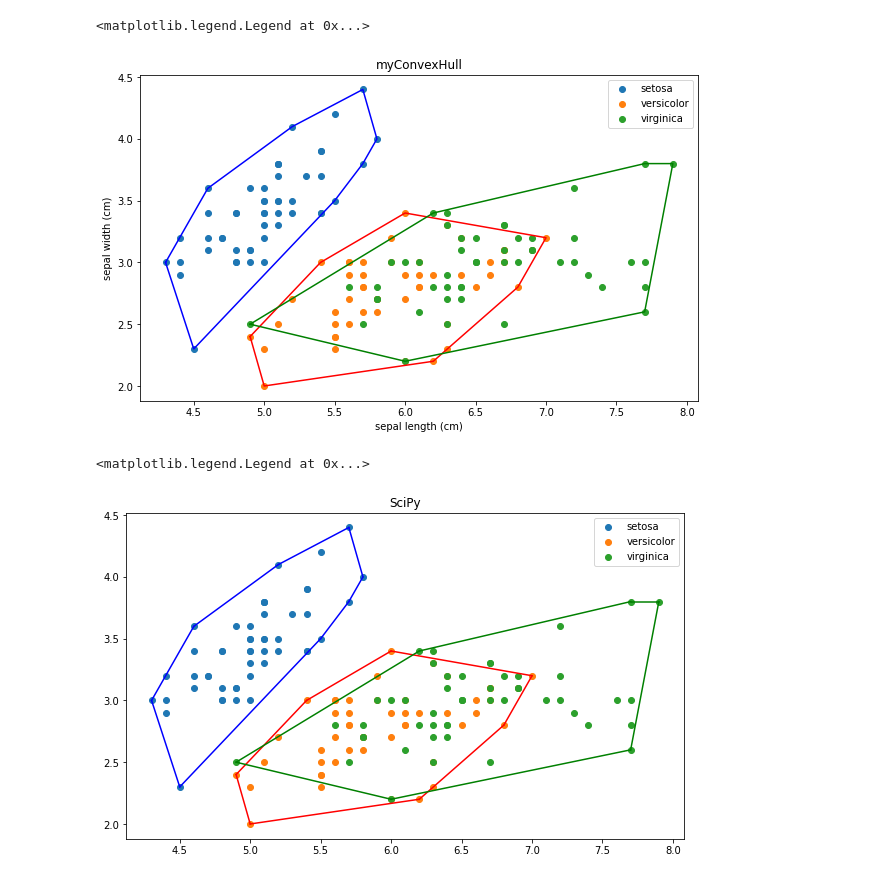
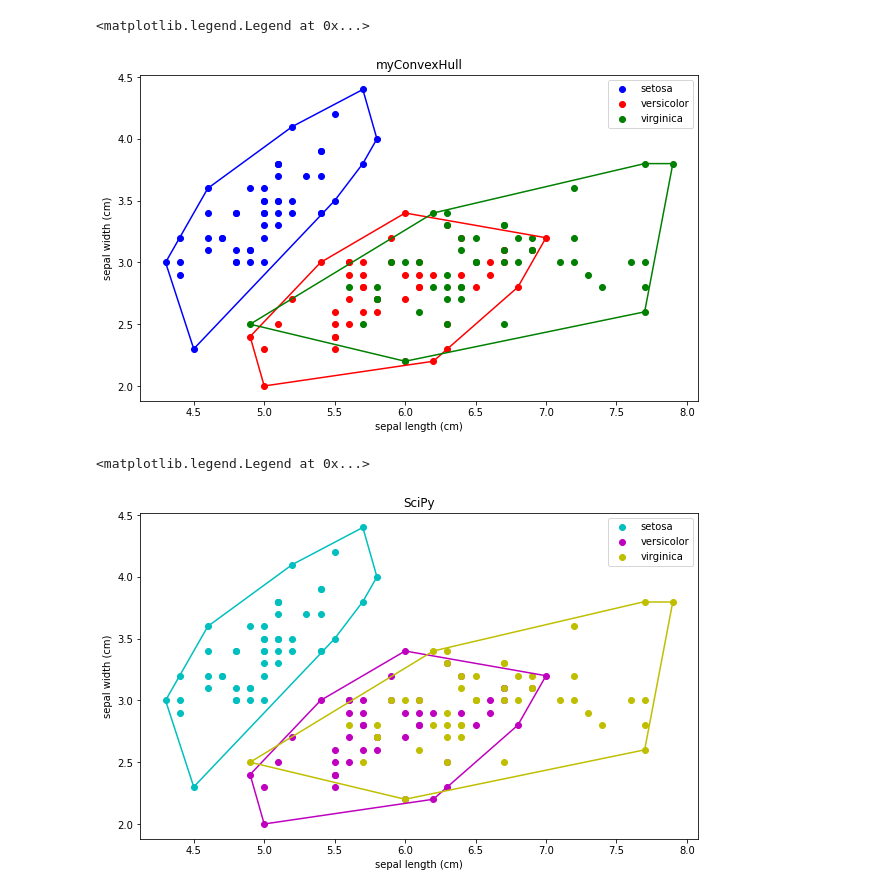
Before and after one commit to clumsyyyy/TucilStima2, a Jupyter notebook: src/main.ipynb, the cells around one changed output. Cells and saved outputs as stored; diff of their text form; code cells hidden in the pictures.

Commit message:
update colors

```diff
--- a/src/main.ipynb
+++ b/src/main.ipynb
@@ -21,22 +21,31 @@ colors = ['b', 'r', 'g']
 for i in range(len(data.target_names)):
     bucket = df[df['Target'] == i].iloc[:, [0, 1]].values
     hull = ConvexObj.ConvexHull(bucket)
-    plt.scatter(bucket[:, 0], bucket[:, 1], label=data.target_names[i])
+    plt.scatter(bucket[:, 0], bucket[:, 1], label=data.target_names[i], color = colors[i % len(colors)])
     plt.plot(hull[0], hull[1], color = colors[i % len(colors)])
 plt.legend()
 # %% [output]
 <matplotlib.legend.Legend at 0x...>
-[figure, old version]
+[figure, new version]
 # %%
 plt.figure(figsize = (10, 6))
 plt.title('SciPy')
-for i in range(len(data.target_names)):
+datas = datasets.load_iris()
+dfs = pd.DataFrame(datas.data, columns = datas.feature_names)
+dfs['Target'] = pd.DataFrame(datas.target)
+
+plt.xlabel(datas.feature_names[0])
+plt.ylabel(datas.feature_names[1])
+
+scolors = ['c', 'm', 'y']
+
+for i in range(len(datas.target_names)):
     bucket = df[df['Target'] == i].iloc[:, [0, 1]].values
     hull = ConvexHull(bucket)
-    plt.scatter(bucket[:, 0], bucket[:, 1], label=data.target_names[i])
+    plt.scatter(bucket[:, 0], bucket[:, 1], label=datas.target_names[i], color = scolors[i % len(scolors)])
     for simplex in hull.simplices:
-        plt.plot(bucket[simplex, 0], bucket[simplex, 1], colors[i % len(colors)])
+        plt.plot(bucket[simplex, 0], bucket[simplex, 1], color = scolors[i % len(scolors)])
 plt.legend()
 # %% [output]
 <matplotlib.legend.Legend at 0x...>
-[figure, old version]
+[figure, new version]
```
Also changed, not shown: 1 other file.
